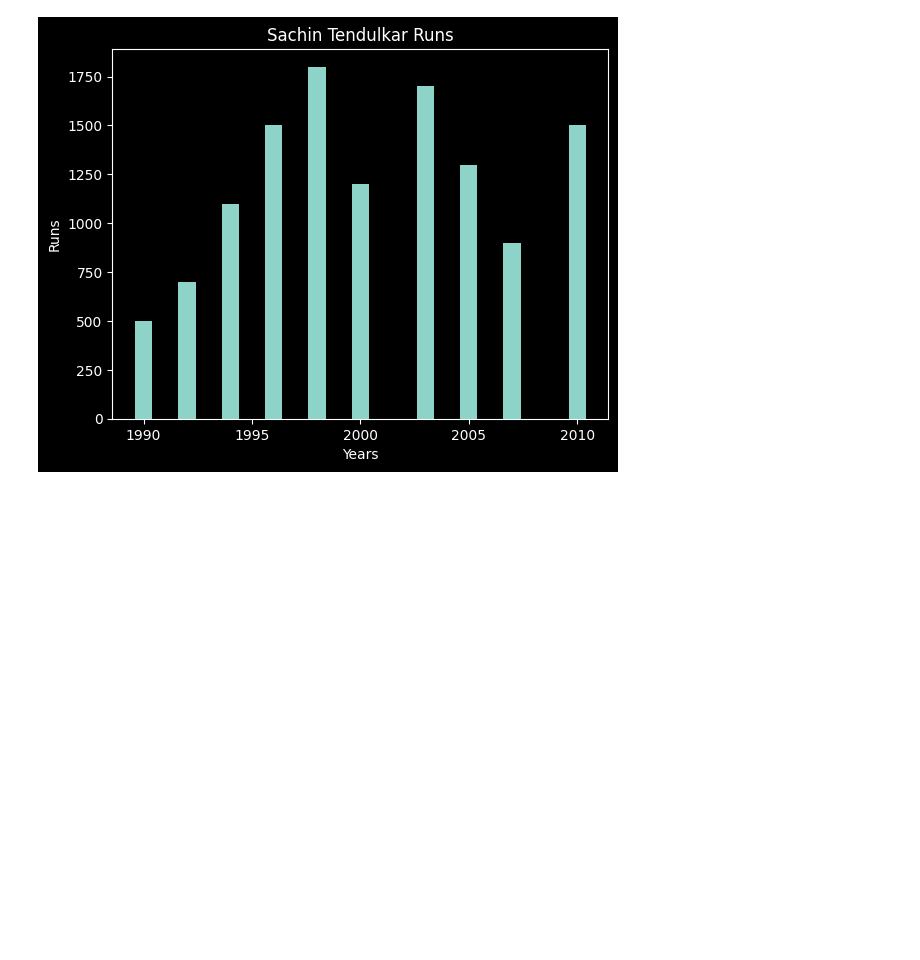
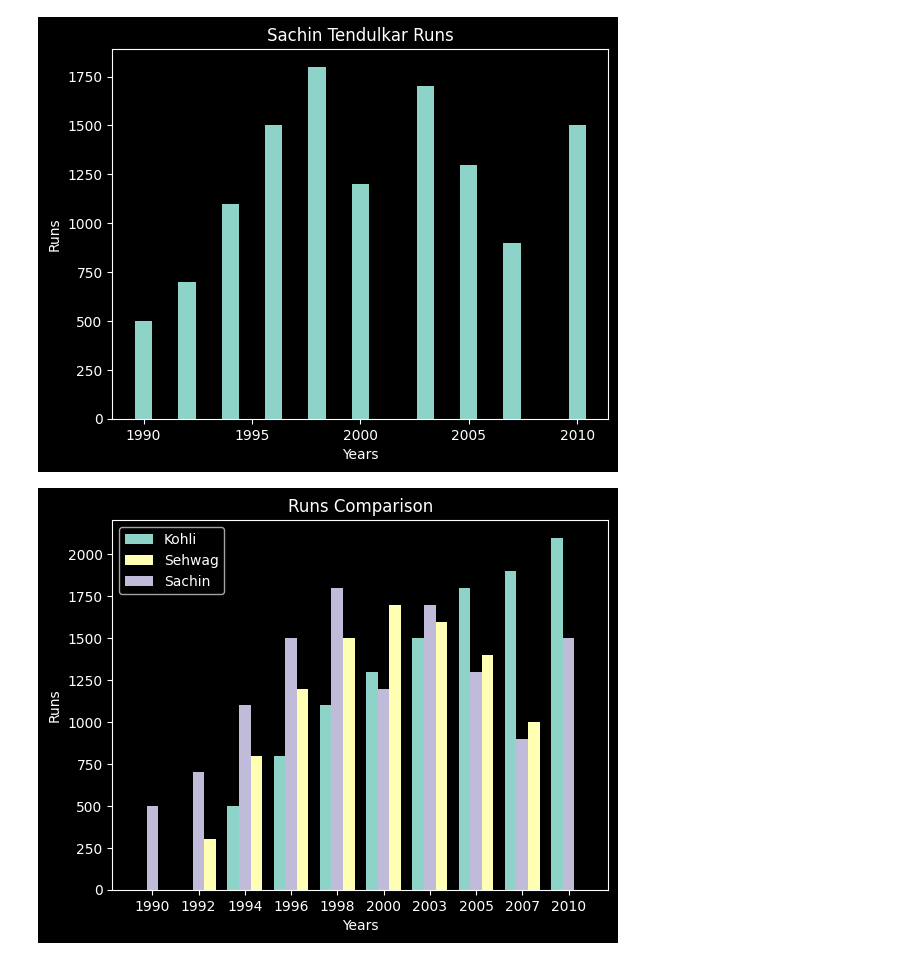
Before and after one commit to piyushraj-code/Learn-Data-Science, a Jupyter notebook: Data Visualization/Bar Pllots.ipynb, the cells around one changed output. Saved outputs shown, nothing was run; the diff lists cells and outputs as text; code cells hidden in the pictures; blank space fills up the shorter version.

```diff
--- a/Data Visualization/Bar Pllots.ipynb
+++ b/Data Visualization/Bar Pllots.ipynb
@@ -12,3 +14,21 @@ plt.title('Sachin Tendulkar Runs')
 plt.show()
 # %% [output]
 [figure]
+# %%
+kohli = [0, 0, 500, 800, 1100, 1300, 1500, 1800, 1900, 2100]
+sehwag = [0, 300, 800, 1200, 1500, 1700, 1600, 1400, 1000, 0]
+sachin = [500, 700, 1100, 1500, 1800, 1200, 1700, 1300, 900, 1500]
+x = np.arange(len(years))
+width = 0.25
+plt.bar(x-width, kohli, WIDTH, label='Kohli')
+plt.bar(x+width, sehwag, width, label='Sehwag')
+plt.bar(x, sachin, width, label='Sachin')
+
+plt.xlabel('Years')
+plt.ylabel('Runs')
+plt.title('Runs Comparison')
+plt.xticks(x, years)
+plt.legend()
+plt.show()
+# %% [output]
+[figure, added]
```
Also changed, not shown: parts of 1 cell of this notebook.
